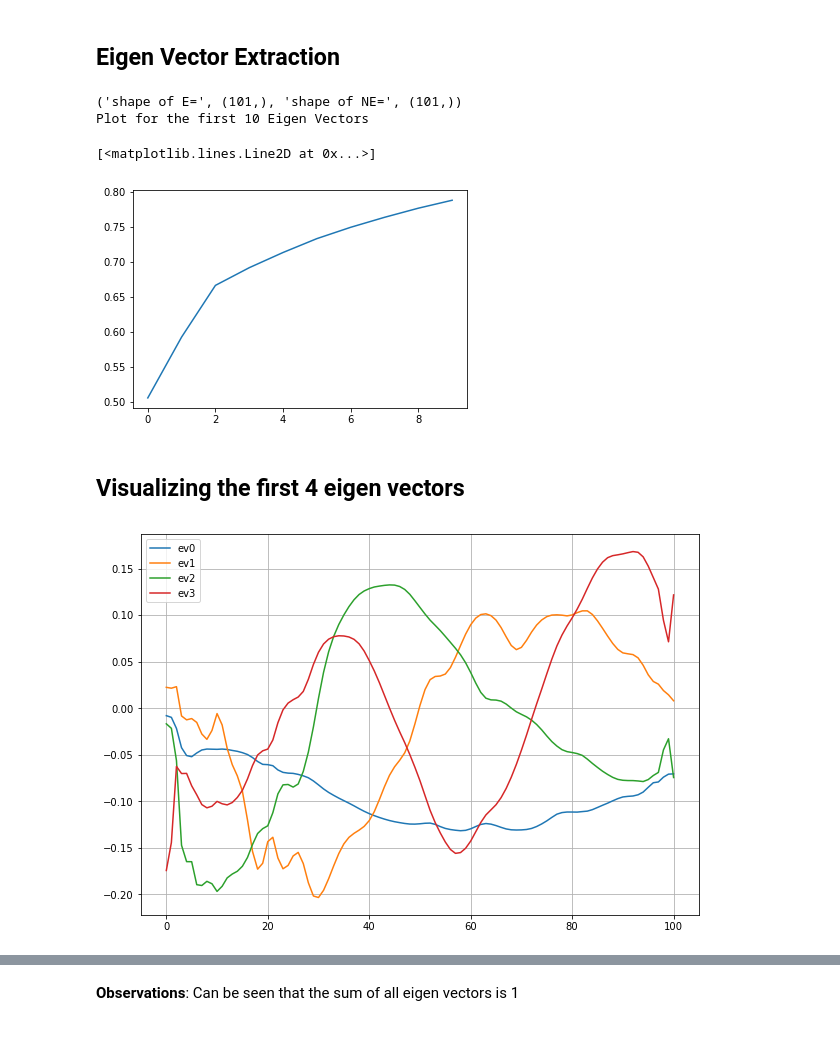
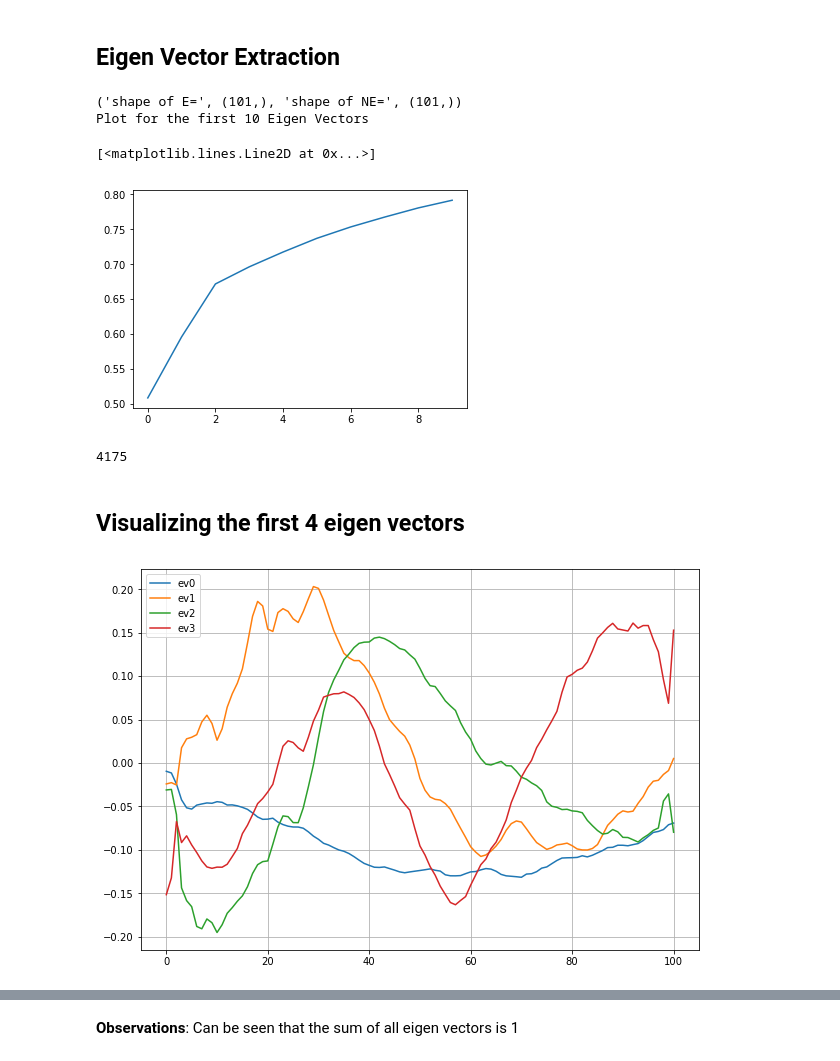
Before and after one commit to yoavfreund/BeakedWhaleClassification, a Jupyter notebook: emr_processing/DataProcessingWhales.ipynb, the cells around one changed output, grey strips where cells are left out. Cells and saved outputs as stored; diff of their text form; code cells hidden in the pictures.

```diff
--- a/emr_processing/DataProcessingWhales.ipynb
+++ b/emr_processing/DataProcessingWhales.ipynb
@@ -79,0 +122,23 @@ df.cache().count()
+# %%
+file_data = np.load("whale_data_small.np")
+file_data_rdd = sc.parallelize(file_data.tolist())
+# %%
+schema = schema = StructType([
+     StructField('time', TimestampType(), True),
+     StructField('species', StringType(), True),
+     StructField('site', StringType(), True),
+     StructField('rec_no', StringType(), True),
+     StructField('bout_i', LongType(), True),
+     StructField('peak2peak', DoubleType(), True),
+     StructField('MSN', BinaryType(), True),
+     StructField('MSP', BinaryType(), True),
+     StructField('TPWS1', LongType(), True),
+     StructField('MD1', LongType(), True),
+     StructField('FD1', LongType(), True),
+     StructField('TPWS2', LongType(), True),
+     StructField('MD2', LongType(), True),
+     StructField('FD2', LongType(), True),
+     StructField('TPWS3', LongType(), True),
+     StructField('MD3', LongType(), True),
+     StructField('FD3', LongType(), True)
+])
@@ -79,0 +149,2 @@ df.cache().count()
+# %%
+df_new = sqlContext.createDataFrame(file_data_rdd, schema)
@@ -101,21 +177,25 @@ plt.show()
 ## Eigen Vector Extraction
 # %%
 ## Get Spectra
-spectra=df.rdd.map(trimmed_spectra)
+spectra=df_new.rdd.map(trimmed_spectra)
 
 ## Extract Eigen Vectors
 COV=computeCov(spectra)
 eigval,eigvec=LA.eig(COV['Cov'])
 eigval=eigval/sum(eigval)
 
 ## Check the Reconstruction
 print("Plot for the first 10 Eigen Vectors")
 plot(cumsum(eigval[:10]))
 # %% [output]
 ('shape of E=', (101,), 'shape of NE=', (101,))
 Plot for the first 10 Eigen Vectors
 [<matplotlib.lines.Line2D at 0x...>]
-[figure, old version]
+[figure, new version]
+# %%
+df_new.count()
+# %% [output]
+4175
 # %% [markdown]
 ## Visualizing the first 4 eigen vectors
 # %%
@@ -125,7 +205,7 @@ for i in range(4):
 legend()
 grid()
 # %% [output]
-[figure, old version]
+[figure, new version]
 # %%
 sum(eigvec[:,1]**2)
 # %% [output]
```
Also changed, not shown: parts of 21 cells of this notebook, 7 other files.
